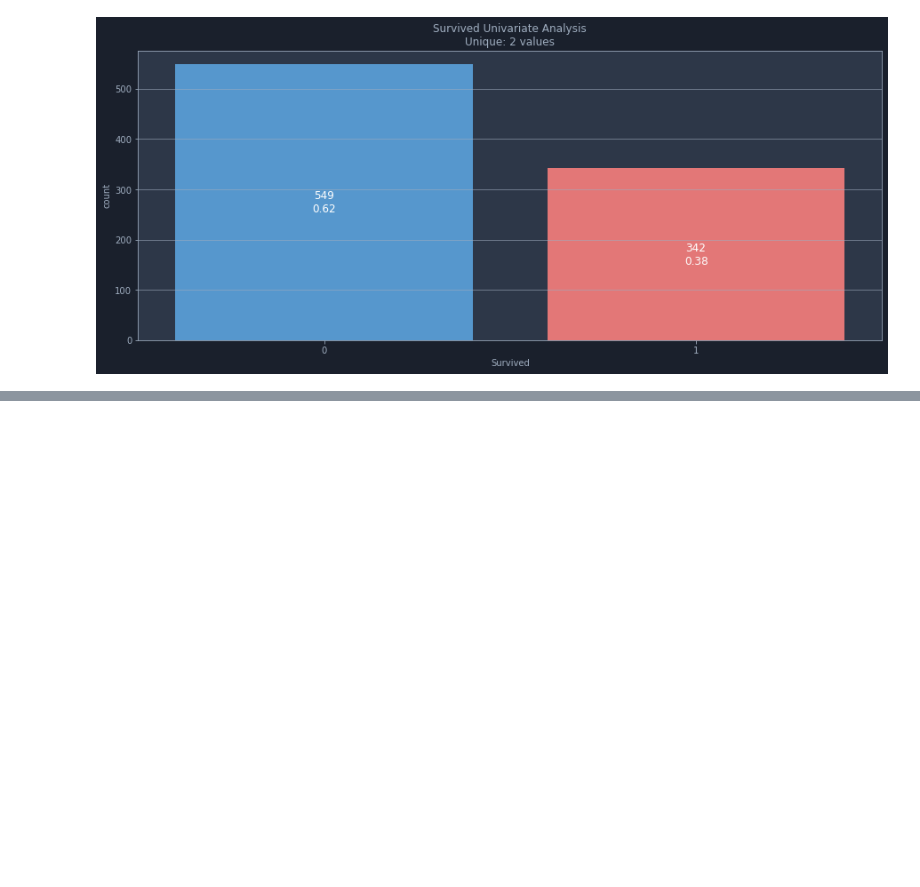
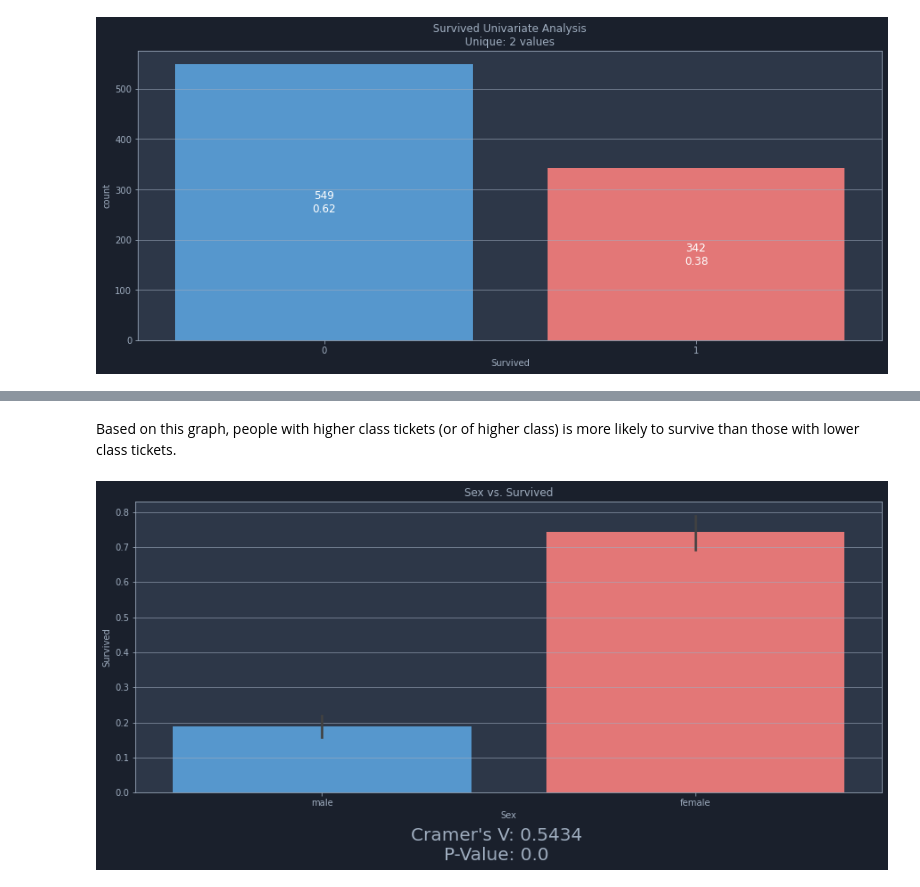
Before and after one commit to Devwulf/road-to-data-science, a Jupyter notebook: machine-learning/Titanic Kaggle Competition.ipynb, the cells around one changed output, grey strips where cells are left out. Saved outputs shown, nothing was run; the diff lists cells and outputs as text; code cells hidden in the pictures; blank space fills up the shorter version.

```diff
--- a/machine-learning/Titanic Kaggle Competition.ipynb
+++ b/machine-learning/Titanic Kaggle Competition.ipynb
@@ -149,0 +218,6 @@ UVACategory(train, "Survived")
+# %% [markdown]
+Based on this graph, people with higher class tickets (or of higher class) is more likely to survive than those with lower class tickets.
+# %%
+BVACategoryCategory(train, "Sex", "Survived")
+# %% [output]
+[figure, added]
```
Also changed, not shown: parts of 16 cells of this notebook, 4 other files.
